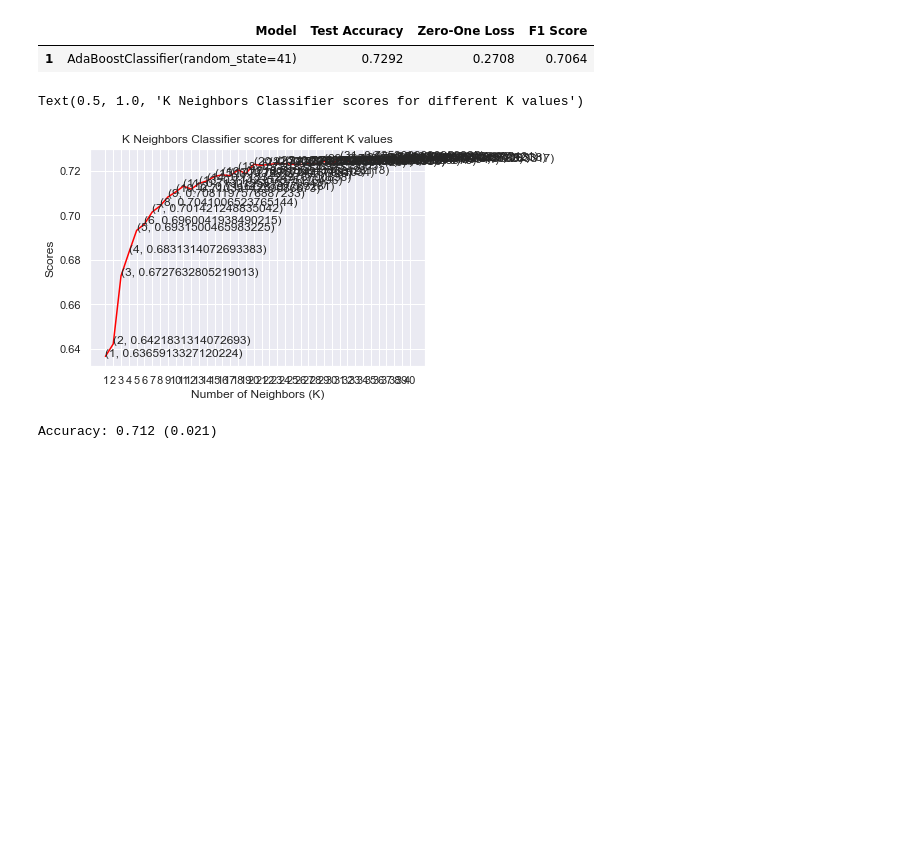
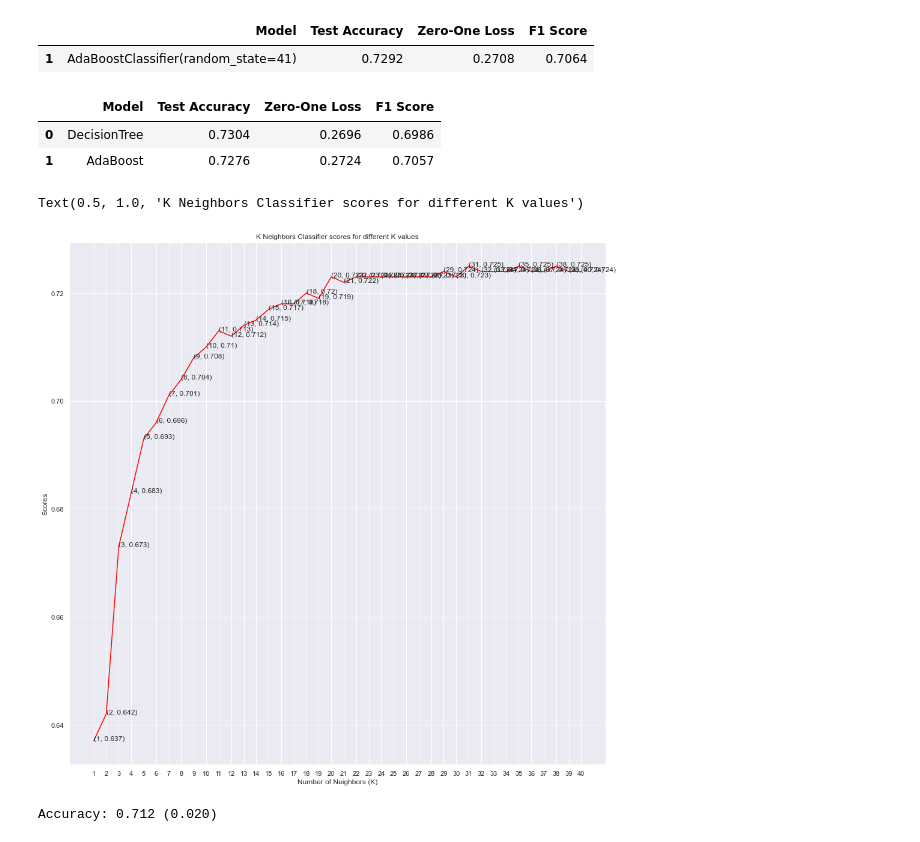
Before and after one commit to Dannyvannnn/IE0005, a Jupyter notebook: IE0005 Mini project_2.ipynb, the cells around one changed output. Drawn from its saved outputs; the diff is of its cells as text; code cells hidden in the pictures; blank space fills up the shorter version.

```diff
--- a/IE0005 Mini project_2.ipynb
+++ b/IE0005 Mini project_2.ipynb
@@ -601,27 +611,34 @@ base_df.iloc[1:2, :]
 # %% [output]
 |  | Model | Test Accuracy | Zero-One Loss | F1 Score |
 | 1 | AdaBoostClassifier(random_state=41) | 0.7292 | 0.2708 | 0.7064 |
+# %%
+results_df
+# %% [output]
+|  | Model | Test Accuracy | Zero-One Loss | F1 Score |
+| 0 | DecisionTree | 0.7304 | 0.2696 | 0.6986 |
+| 1 | AdaBoost | 0.7276 | 0.2724 | 0.7057 |
 # %%
 knn_scores = []
 for k in range(1, 41):
     knn_classifier = KNeighborsClassifier(n_neighbors = k)
     knn_classifier.fit(X_train, y_train)
-    knn_scores.append(knn_classifier.score(X_test, y_test))
+    knn_scores.append(knn_classifier.score(X_test, y_test).round(3))
 # %%
+plt.figure(figsize=(16,16))
 plt.plot([k for k in range(1, 41)], knn_scores, color = 'red')
 for i in range(1,41):
     plt.text(i, knn_scores[i-1], (i, knn_scores[i-1]))
 plt.xticks([i for i in range(1, 41)])
 plt.xlabel('Number of Neighbors (K)')
 plt.ylabel('Scores')
 plt.title('K Neighbors Classifier scores for different K values')
 # %% [output]
 Text(0.5, 1.0, 'K Neighbors Classifier scores for different K values')
-[figure, old version]
+[figure, new version]
 # %%
 print('Accuracy: %.3f (%.3f)' % (mean(knn_scores), std(knn_scores)))
 # %% [output]
-Accuracy: 0.712 (0.021)
+Accuracy: 0.712 (0.020)
 # %%
 rf_scores = []
 estimators = [10, 100, 200, 500, 1000]
```
Also changed, not shown: parts of 4 cells of this notebook.
